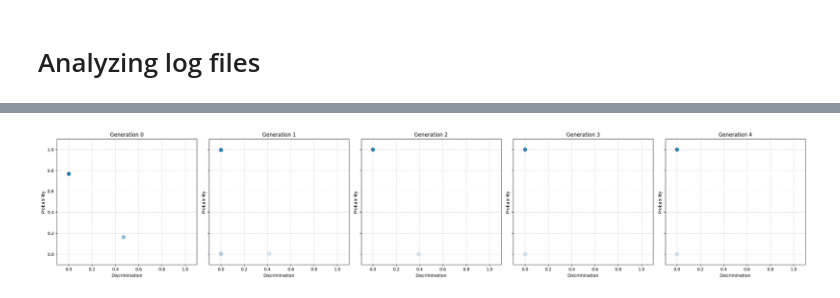
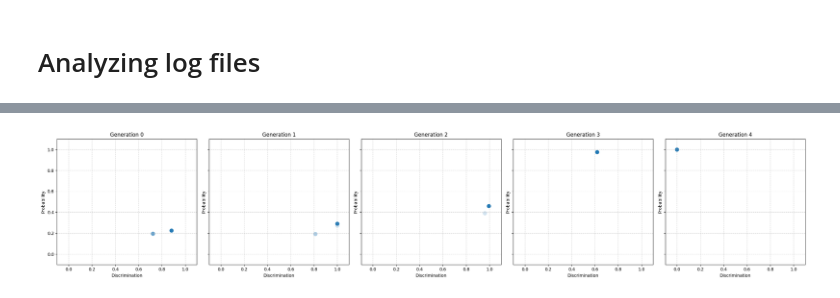
Before and after one commit to wso2-incubator/BACE, a Jupyter notebook: Experiments/notebooks/coevolution/gen_log_analyzer.ipynb, the cells around one changed output, grey strips where cells are left out. Drawn from its saved outputs; the diff is of its cells as text; code cells hidden in the pictures.

```diff
--- a/Experiments/notebooks/coevolution/gen_log_analyzer.ipynb
+++ b/Experiments/notebooks/coevolution/gen_log_analyzer.ipynb
@@ -1066,9 +1414,9 @@ def plot_full_coevolution_dashboard(
 import sys
 
 
-LOG_FILE = '../../../logs/coevolution_run_20251114.log'
+LOG_FILE = '../../../logs/coevolution_run_20251117.log'
 
-RUN_TO_ANALYZE = 'test_021'
+RUN_TO_ANALYZE = 'test_025'
 PROBLEM_TO_ANALYZE = '3233'
 
 logger.remove()
@@ -1198,4 +1535,7 @@ Plotting lifecycle timeline...
 # %%
+code_events_df = create_events_df(code_ind_df)
+test_events_df = create_events_df(test_ind_df)
+
 test_gen_df = get_test_gen_prob_vs_discrimination(
     test_events_df,
     generated_observation_matrices
@@ -1215 +1555 @@ plot_test_prob_vs_discrimination(test_gen_df)
-[figure, old version]
+[figure, new version]
```
Also changed, not shown: parts of 10 cells of this notebook.
